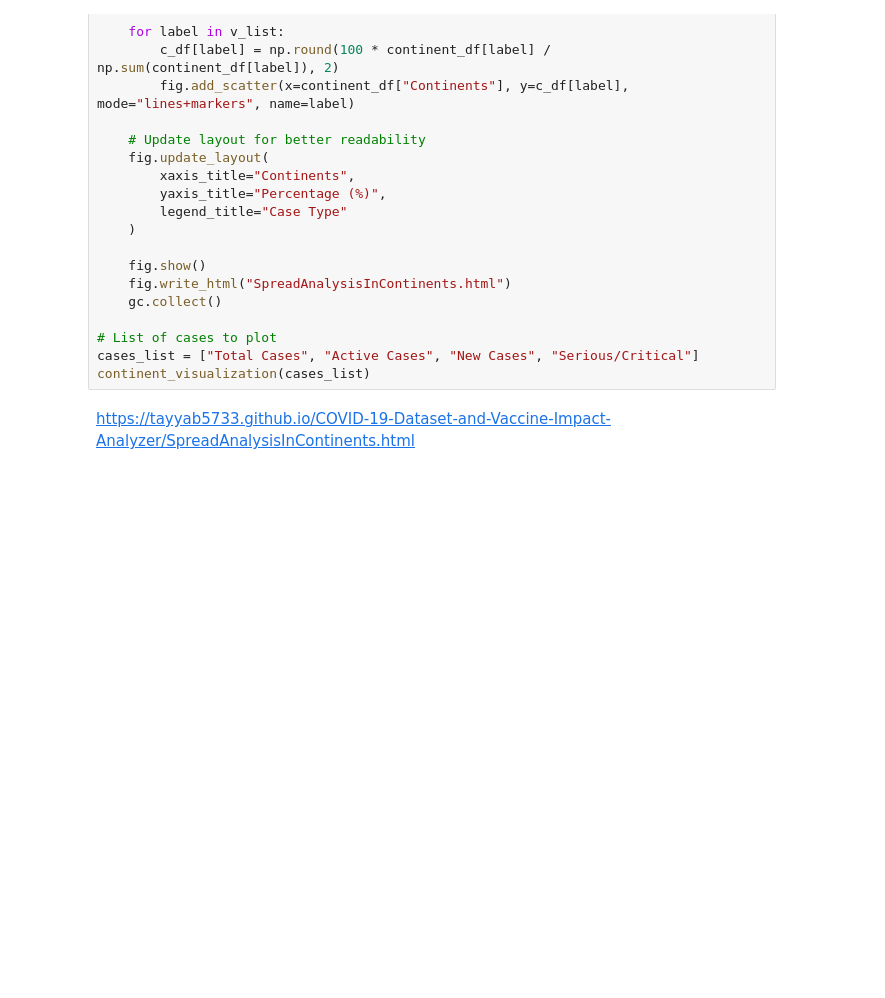
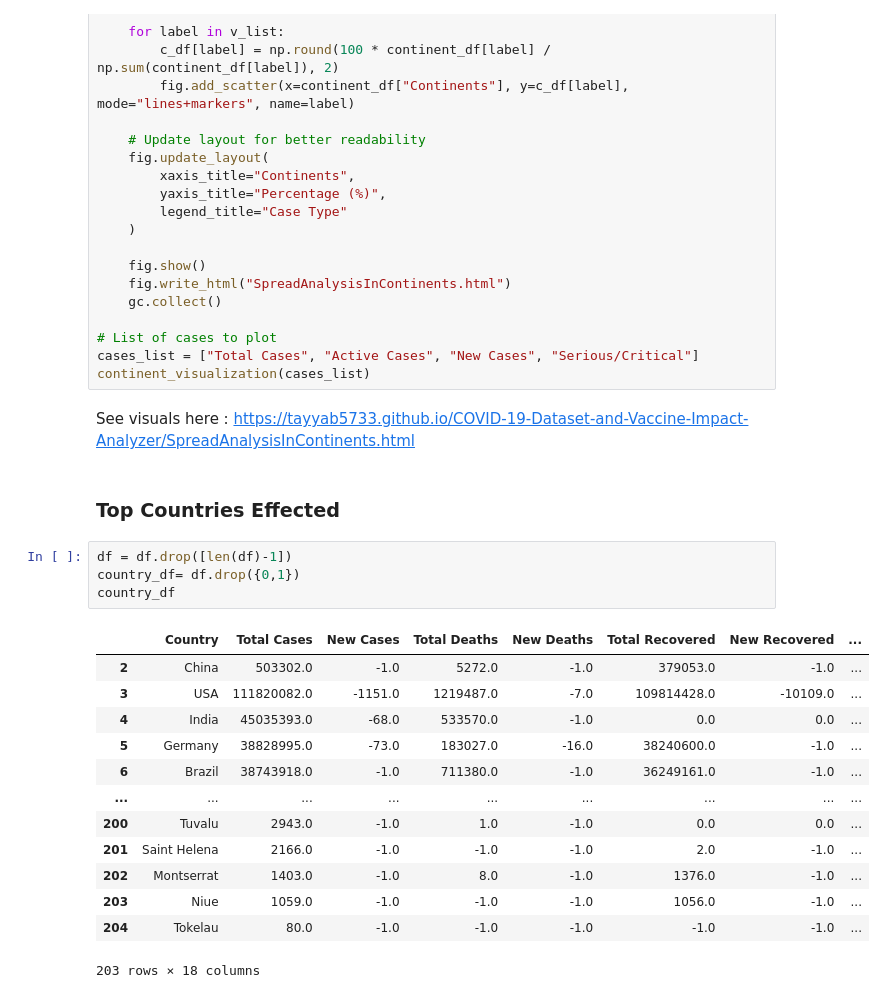
Before and after one commit to Tayyab5733/COVID-19-Dataset-and-Vaccine-Impact-Analyzer, a Jupyter notebook: code.ipynb, the cells around one changed output. Saved outputs shown, nothing was run; the diff lists cells and outputs as text; blank space fills up the shorter version.

```diff
--- a/code.ipynb
+++ b/code.ipynb
@@ -208,4 +209,24 @@ def continent_visualization(v_list):
 cases_list = ["Total Cases", "Active Cases", "New Cases", "Serious/Critical"]
 continent_visualization(cases_list)
 # %% [markdown]
-https://tayyab5733.github.io/COVID-19-Dataset-and-Vaccine-Impact-Analyzer/SpreadAnalysisInContinents.html
+See visuals here : https://tayyab5733.github.io/COVID-19-Dataset-and-Vaccine-Impact-Analyzer/SpreadAnalysisInContinents.html
+# %% [markdown]
+### Top Countries Effected
+# %%
+df = df.drop([len(df)-1])
+country_df= df.drop({0,1})
+country_df
+# %% [output]
+|  | Country | Total Cases | New Cases | Total Deaths | New Deaths | Total Recovered | New Recovered | ... |
+| 2 | China | 503302.0 | -1.0 | 5272.0 | -1.0 | 379053.0 | -1.0 | ... |
+| 3 | USA | 111820082.0 | -1151.0 | 1219487.0 | -7.0 | 109814428.0 | -10109.0 | ... |
+| 4 | India | 45035393.0 | -68.0 | 533570.0 | -1.0 | 0.0 | 0.0 | ... |
+| 5 | Germany | 38828995.0 | -73.0 | 183027.0 | -16.0 | 38240600.0 | -1.0 | ... |
+| 6 | Brazil | 38743918.0 | -1.0 | 711380.0 | -1.0 | 36249161.0 | -1.0 | ... |
+| ... | ... | ... | ... | ... | ... | ... | ... | ... |
+| 200 | Tuvalu | 2943.0 | -1.0 | 1.0 | -1.0 | 0.0 | 0.0 | ... |
+| 201 | Saint Helena | 2166.0 | -1.0 | -1.0 | -1.0 | 2.0 | -1.0 | ... |
+| 202 | Montserrat | 1403.0 | -1.0 | 8.0 | -1.0 | 1376.0 | -1.0 | ... |
+| 203 | Niue | 1059.0 | -1.0 | -1.0 | -1.0 | 1056.0 | -1.0 | ... |
+| 204 | Tokelau | 80.0 | -1.0 | -1.0 | -1.0 | -1.0 | -1.0 | ... |
+203 rows × 18 columns
```
Also changed, not shown: parts of 5 cells of this notebook, 8 other files.
